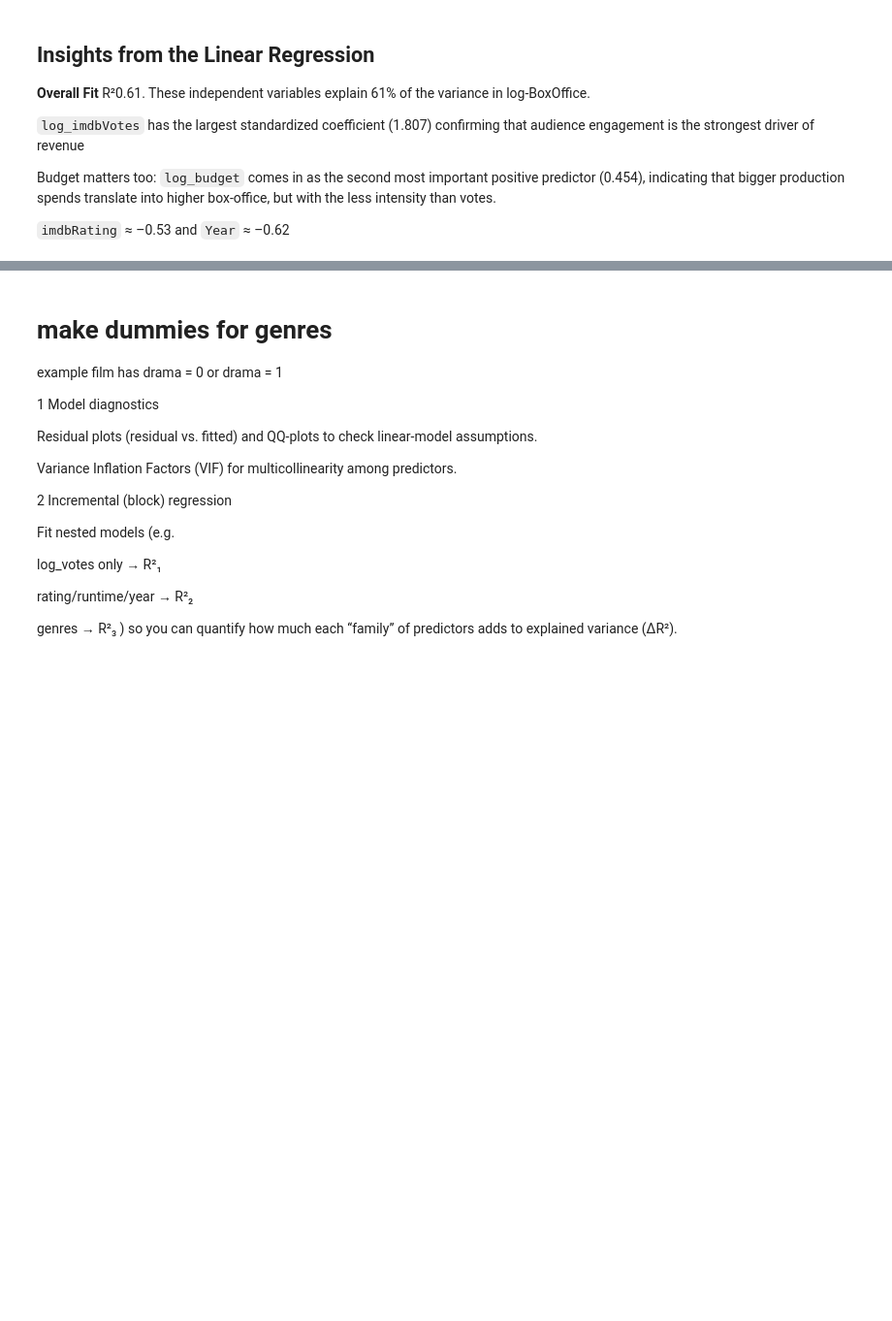
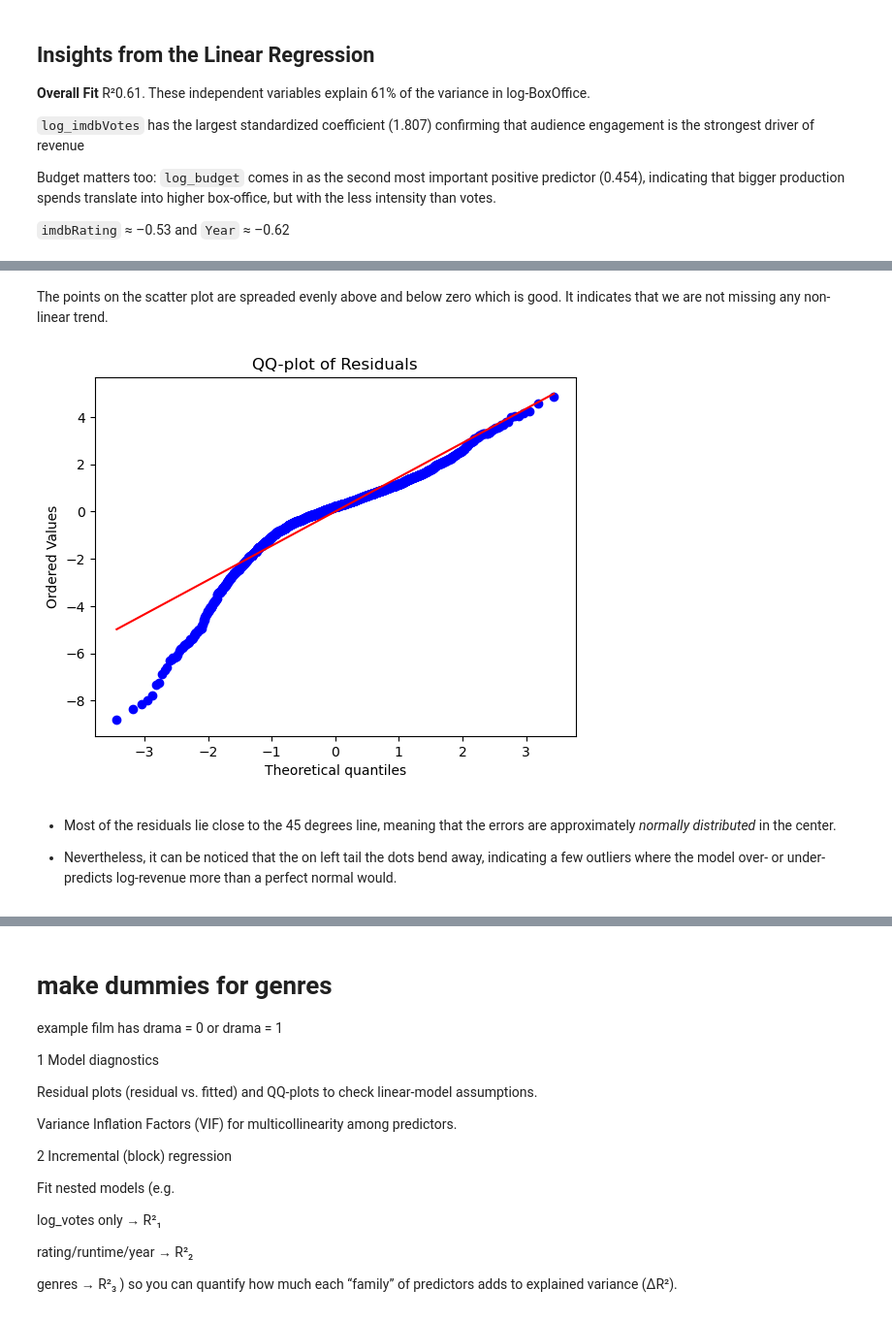
Before and after one commit to CU-S25-MSDSSB-DSCI-01-DataScienceLab/Movie-Project, a Jupyter notebook: jupyter notebooks/3_modelling.ipynb, the cells around one changed output, grey strips where cells are left out. Shown: that part at 97% size. Cells and saved outputs as stored; diff of their text form; code cells hidden in the pictures; blank space fills up the shorter version.

```diff
--- a/jupyter notebooks/3_modelling.ipynb
+++ b/jupyter notebooks/3_modelling.ipynb
@@ -165,0 +182,13 @@ Budget matters too: `log_budget` comes in as the second most important positive
+# %% [markdown]
+The points on the scatter plot are spreaded evenly above and below zero which is good. It indicates that we are not missing any non-linear trend.
+# %%
+plt.figure()
+stats.probplot(residuals, dist="norm", plot=plt)
+plt.title('QQ-plot of Residuals')
+plt.show()
+# %% [output]
+[figure, added]
+# %% [markdown]
+- Most of the residuals lie close to the 45 degrees line, meaning that the errors are approximately *normally distributed* in the center.
+
+- Nevertheless, it can be noticed that the on left tail the dots bend away, indicating a few outliers where the model over- or under-predicts log-revenue more than a perfect normal would.
```
Also changed, not shown: parts of 6 cells of this notebook.
